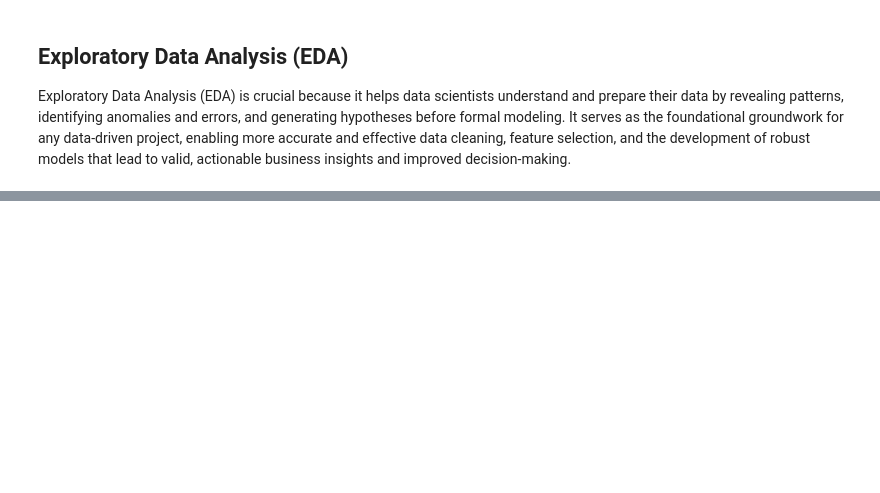
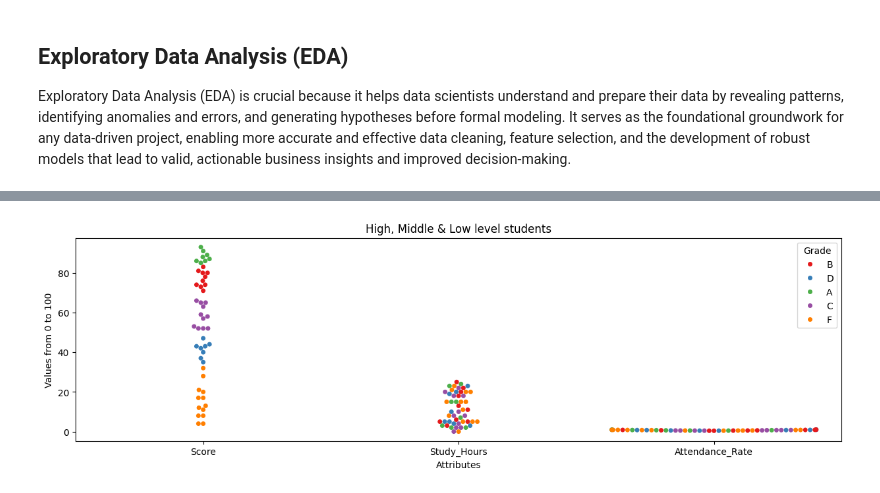
Before and after one commit to swpyaehmuehtet/MachineLearning, a Jupyter notebook: SupervisedLearning/StudentGradePrediction_Supervised.ipynb, the cells around one changed output, grey strips where cells are left out. Saved outputs shown, nothing was run; the diff lists cells and outputs as text; code cells hidden in the pictures; blank space fills up the shorter version.

```diff
--- a/SupervisedLearning/StudentGradePrediction_Supervised.ipynb
+++ b/SupervisedLearning/StudentGradePrediction_Supervised.ipynb
@@ -152,0 +180,9 @@ Exploratory Data Analysis (EDA) is crucial because it helps data scientists unde
+# %%
+melt = pd.melt(df,id_vars='Grade',value_vars=['Score','Study_Hours','Attendance_Rate'])
+plt.rcParams['figure.figsize']=(15,4)
+sb.swarmplot(x='variable',y='value',hue='Grade' , data=melt,palette='Set1')
+plt.ylabel('Values from 0 to 100')
+plt.xlabel('Attributes')
+plt.title('High, Middle & Low level students');
+# %% [output]
+[figure, added]
```
Also changed, not shown: parts of 8 cells of this notebook.
